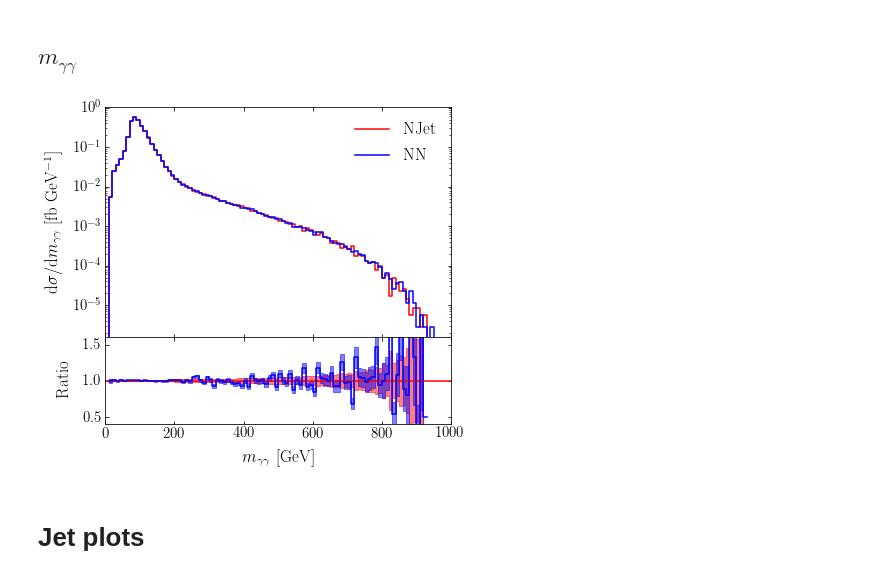
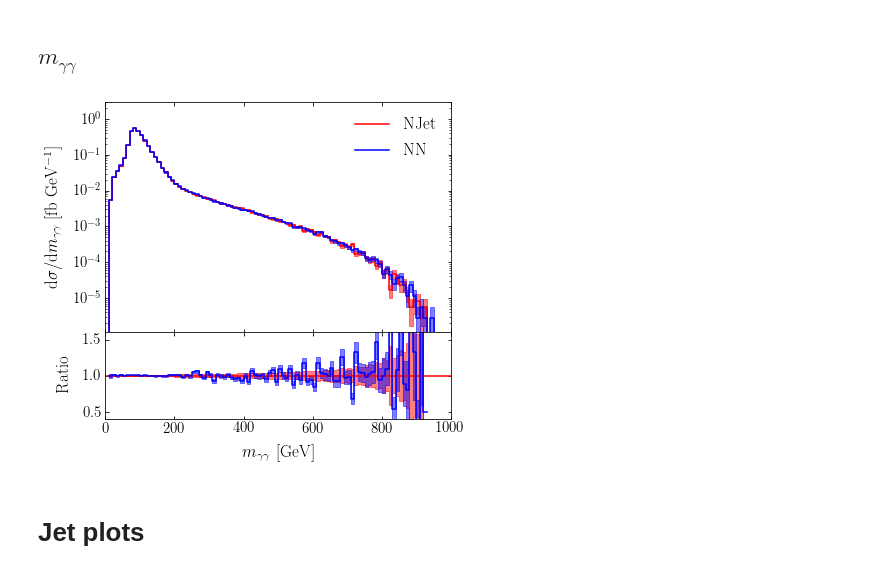
Before and after one commit to JosephPB/n3jet_diphoton, a Jupyter notebook: plotting/[Paper plots] Rivet distributions.ipynb, the cells around one changed output. Cells and saved outputs as stored; diff of their text form; code cells hidden in the pictures.

Commit message:
updating ylim for fixed fig size

```diff
--- a/plotting/[Paper plots] Rivet distributions.ipynb
+++ b/plotting/[Paper plots] Rivet distributions.ipynb
@@ -69,10 +69,11 @@ dm_yy_plotter = RivetPlotter(dm_yy_file)
 # %%
 dm_yy_fig = dm_yy_plotter.plot(
     xlabel = '$m_{\gamma\gamma}$ [GeV]',
-    ylabel = 'd$\sigma/$d$m_{\gamma\gamma}$ [fb GeV$^{-1}$]'
+    ylabel = 'd$\sigma/$d$m_{\gamma\gamma}$ [fb GeV$^{-1}$]',
+    ylim = (11e-7,3)
 )
 # %% [output]
-[figure, old version]
+[figure, new version]
 # %%
 dm_yy_fig.savefig(save_dir + 'dm_yy.png', dpi=150, bbox_inches='tight')
 # %% [markdown]
```
Also changed, not shown: parts of 5 cells of this notebook, 8 other files.
